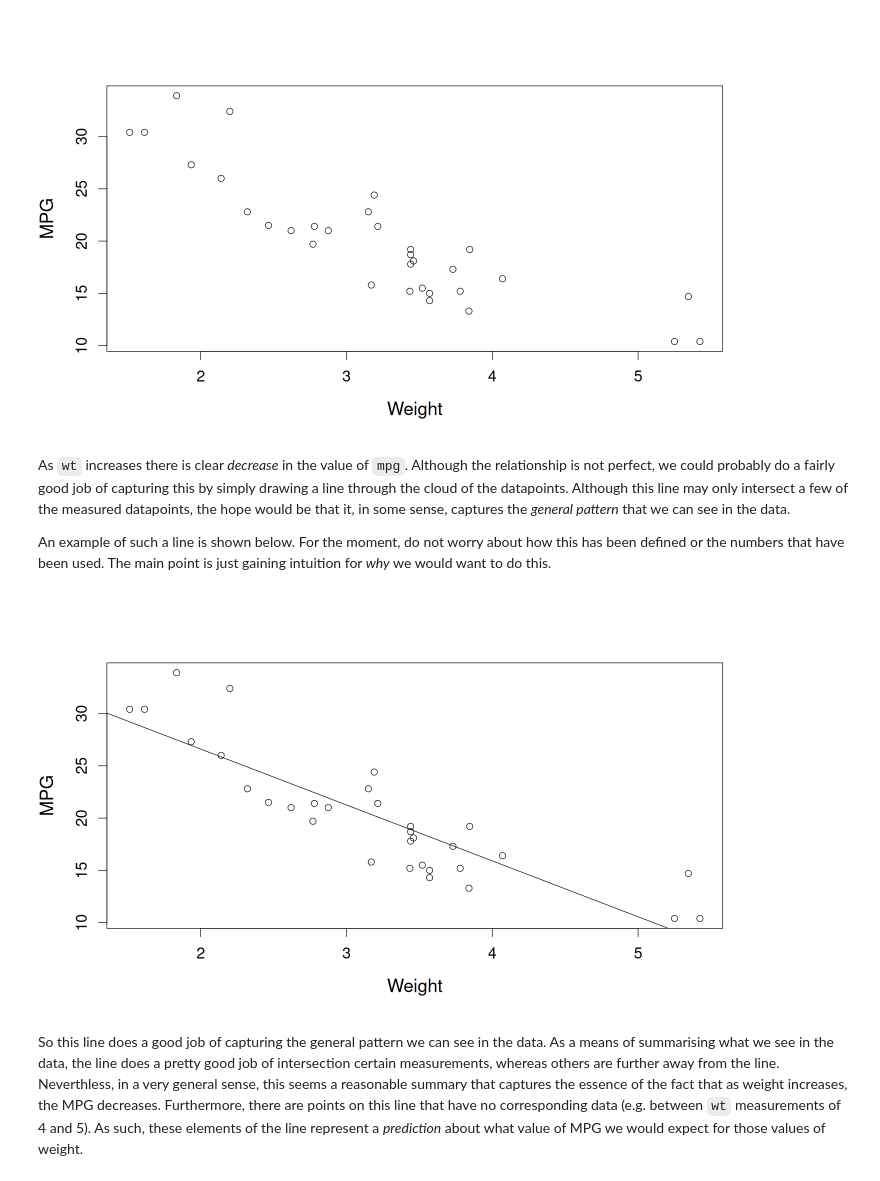
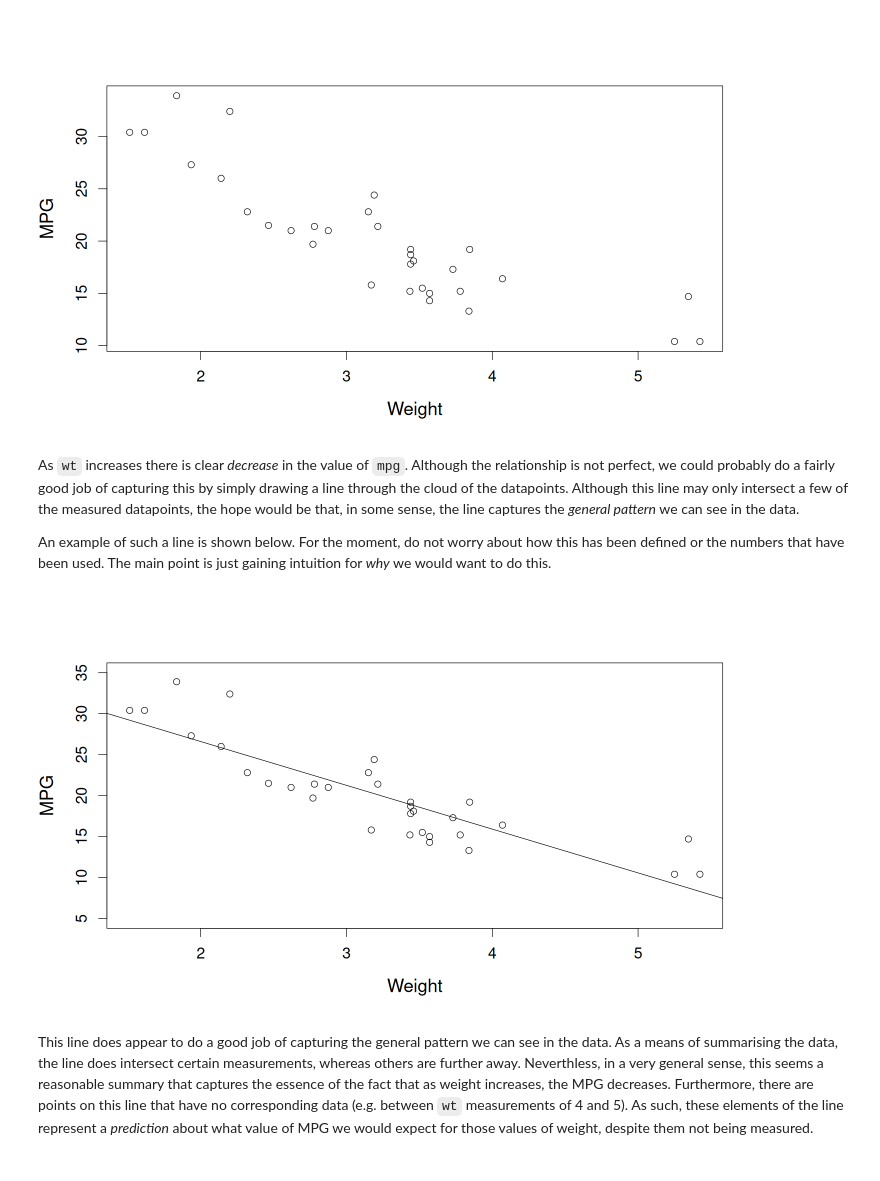
Before and after one commit to PCHN63101-Advanced-Data-Skills/Simple-Multiple-Regression, a Jupyter notebook: _build/jupyter_execute/1.straight-line.ipynb, the cells around one changed output. Drawn from its saved outputs; the diff is of its cells as text; code cells hidden in the pictures.

```diff
--- a/_build/jupyter_execute/1.straight-line.ipynb
+++ b/_build/jupyter_execute/1.straight-line.ipynb
@@ -15,17 +15,17 @@ plot(x=mtcars$wt, y=mtcars$mpg, xlab="Weight", ylab="MPG")
 # %% [output]
 [figure]
 # %% [markdown]
-As `wt` increases there is clear *decrease* in the value of `mpg`. Although the relationship is not perfect, we could probably do a fairly good job of capturing this by simply drawing a line through the cloud of the datapoints. Although this line may only intersect a few of the measured datapoints, the hope would be that it, in some sense, captures the *general pattern* that we can see in the data.
+As `wt` increases there is clear *decrease* in the value of `mpg`. Although the relationship is not perfect, we could probably do a fairly good job of capturing this by simply drawing a line through the cloud of the datapoints. Although this line may only intersect a few of the measured datapoints, the hope would be that, in some sense, the line captures the *general pattern* we can see in the data.
 
 An example of such a line is shown below. For the moment, do not worry about how this has been defined or the numbers that have been used. The main point is just gaining intuition for *why* we would want to do this.
 # %%
 par(cex.lab=1.3, cex.axis=1.1, cex=1.4) # plot scaling
-plot(x=mtcars$wt, y=mtcars$mpg, xlab="Weight", ylab="MPG")
+plot(x=mtcars$wt, y=mtcars$mpg, xlab="Weight", ylab="MPG", ylim=c(5,35))
 abline(coef=c(37.2851,-5.3445))
 # %% [output]
-[figure, old version]
+[figure, new version]
 # %% [markdown]
-So this line does a good job of capturing the general pattern we can see in the data. As a means of summarising what we see in the data, the line does a pretty good job of intersection certain measurements, whereas others are further away from the line. Neverthless, in a very general sense, this seems a reasonable summary that captures the essence of the fact that as weight increases, the MPG decreases. Furthermore, there are points on this line that have no corresponding data (e.g. between `wt` measurements of 4 and 5). As such, these elements of the line represent a *prediction* about what value of MPG we would expect for those values of weight.
+This line does appear to do a good job of capturing the general pattern we can see in the data. As a means of summarising the data, the line does intersect certain measurements, whereas others are further away. Neverthless, in a very general sense, this seems a reasonable summary that captures the essence of the fact that as weight increases, the MPG decreases. Furthermore, there are points on this line that have no corresponding data (e.g. between `wt` measurements of 4 and 5). As such, these elements of the line represent a *prediction* about what value of MPG we would expect for those values of weight, despite them not being measured.
 # %% [markdown]
 ## The Straight Line Equation
 In order to fully appreciate how a straight-line provides a *simplification* of the data, we need to examine how a straight-line is defined mathematically. The classic algebraic expression of a line is
```
Also changed, not shown: parts of 8 cells of this notebook, 13 other files.
